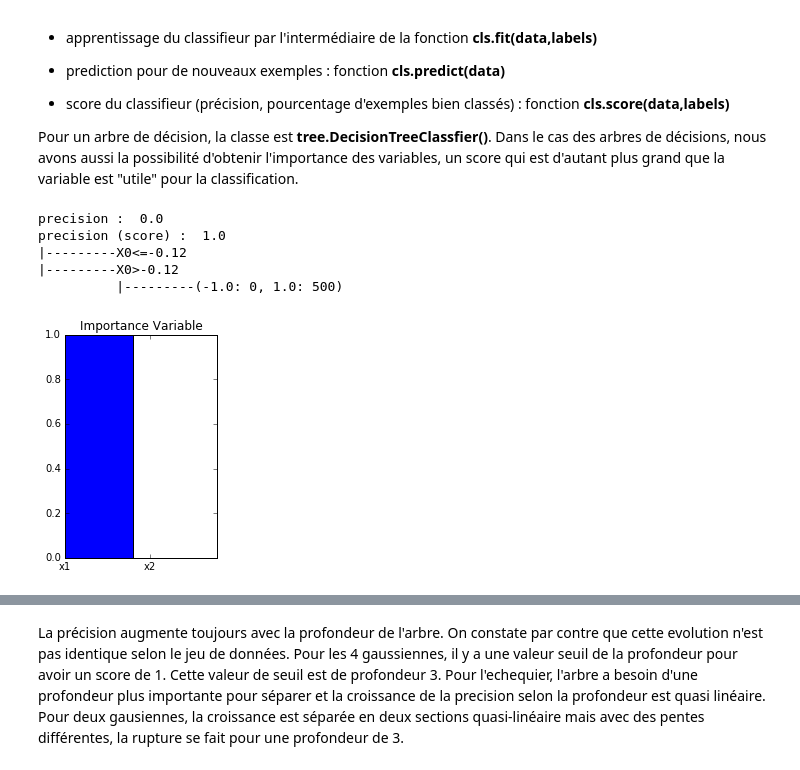
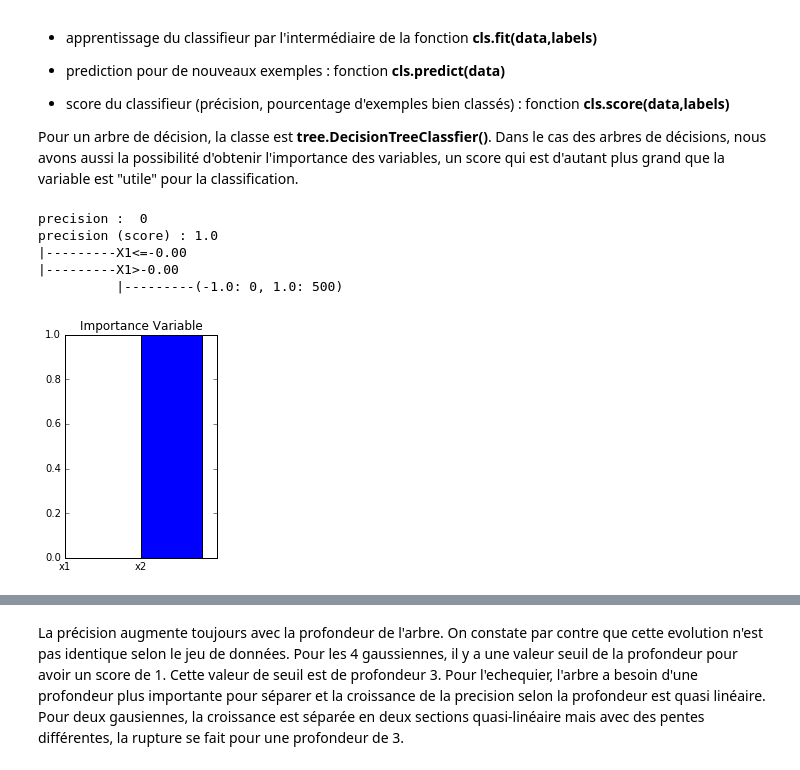
Before and after one commit to alexattia/machine.learning, a Jupyter notebook: Assignments - ENPC/TP4-Tree, Random Forest.ipynb, the cells around one changed output, grey strips where cells are left out. Cells and saved outputs as stored; diff of their text form; code cells hidden in the pictures.

```diff
--- a/Assignments - ENPC/TP4-Tree, Random Forest.ipynb
+++ b/Assignments - ENPC/TP4-Tree, Random Forest.ipynb
@@ -134,53 +50,50 @@ def plot_frontiere(data,f,step=20):
 # %%
 #Initialisation
-data,y=gen_arti(data_type=0 ,nbex=1000)
+data,y=gen_arti()
 mytree=tree.DecisionTreeClassifier() #creation d'un arbre de decision
-mytree.max_depth=2 #profondeur maximale de 5
-mytree.min_samples_split=1 #nombre minimal d'exemples dans une feuille
+mytree.max_depth=3 #profondeur maximale de 8
+mytree.min_samples_split=1 #nombre minimal d'exemples dans une feuille de 1
+
 #Apprentissage
 mytree.fit(data,y)
 
 #prediction
 pred=mytree.predict(data)
-print ("precision : ", (1.*pred!=y).sum()/len(y))
+print "precision : ", (1.*pred!=y).sum()/len(y)
 
 #ou directement pour la precision :
-print ("precision (score) : ",mytree.score(data,y))
+print "precision (score) : "  +` mytree.score(data,y)`
 
 #Importance des variables :
 plt.subplot(1,2,2)
 plt.bar([1,2],mytree.feature_importances_)
 plt.title("Importance Variable")
 plt.xticks([1,2],["x1","x2"])
 
 #Affichage de l'arbre
-with open("mytree.dot","w") as f:
+with file("mytree.dot","wb") as f:
     tree.export_graphviz(mytree,f)
 
 ###### Si graphviz n'est pas installe, la fonction suivante permet d'afficher un arbre
 def affiche_arbre(tree):
     long = 10
     sep1="|"+"-"*(long-1)
     sepl="|"+" "*(long-1)
     sepr=" "*long
     def aux(node,sep):
         if tree.tree_.children_left[node]<0:
             ls ="(%s)" % (", ".join( "%s: %d" %(tree.classes_[i],int(x)) for i,x
  in enumerate(tree.tree_.value[node].flat)))
             return sep+sep1+"%s\n" % (ls,)
         return (sep+sep1+"X%d<=%0.2f\n"+"%s"+sep+sep1+"X%d>%0.2f\n"+"%s" )% \
                     (tree.tree_.feature[node],tree.tree_.threshold[node],aux(tree.tree_.children_left[node],sep+sepl),
                     tree.tree_.feature[node],tree.tree_.threshold[node],aux(tree.tree_.children_right[node],sep+sepr))
     return aux(0,"")
 print(affiche_arbre(mytree))
-
-##On créé un fichier .dot
-## Commande sur le shell
-## dot -Tpdf mytree.dot -o mytree.pdf
 # %% [output]
-precision :  0.0
-precision (score) :  1.0
-|---------X0<=-0.12
-|---------X0>-0.12
+precision :  0
+precision (score) : 1.0
+|---------X1<=-0.00
+|---------X1>-0.00
           |---------(-1.0: 0, 1.0: 500)
-[figure, old version]
+[figure, new version]
```
Also changed, not shown: parts of 53 cells of this notebook.
